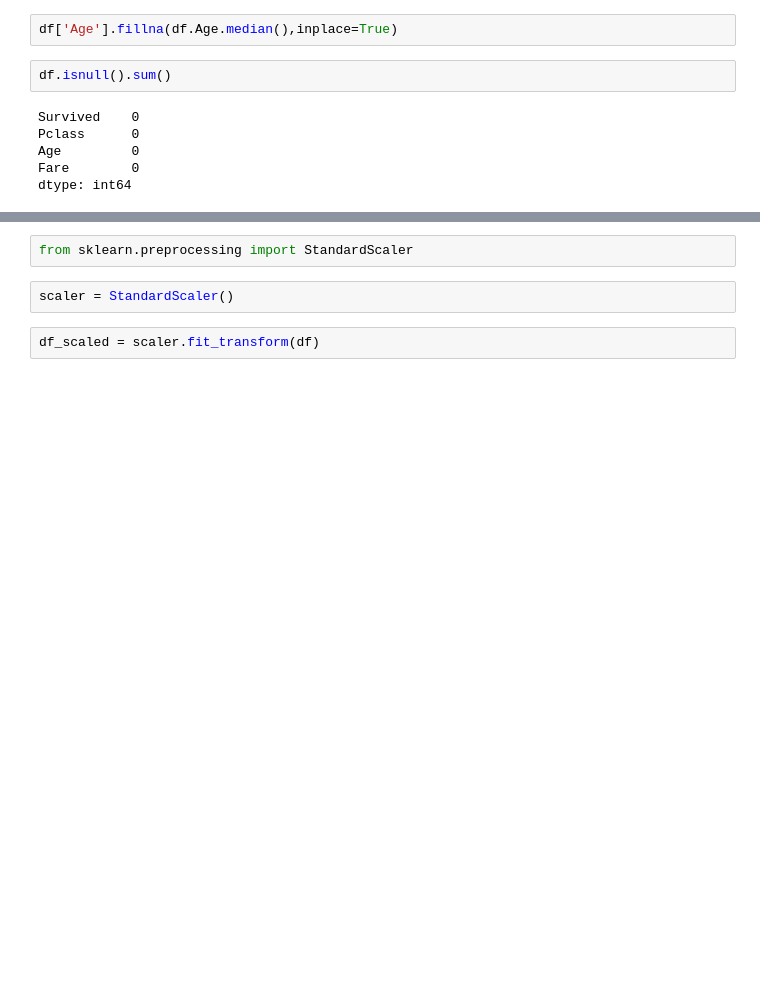
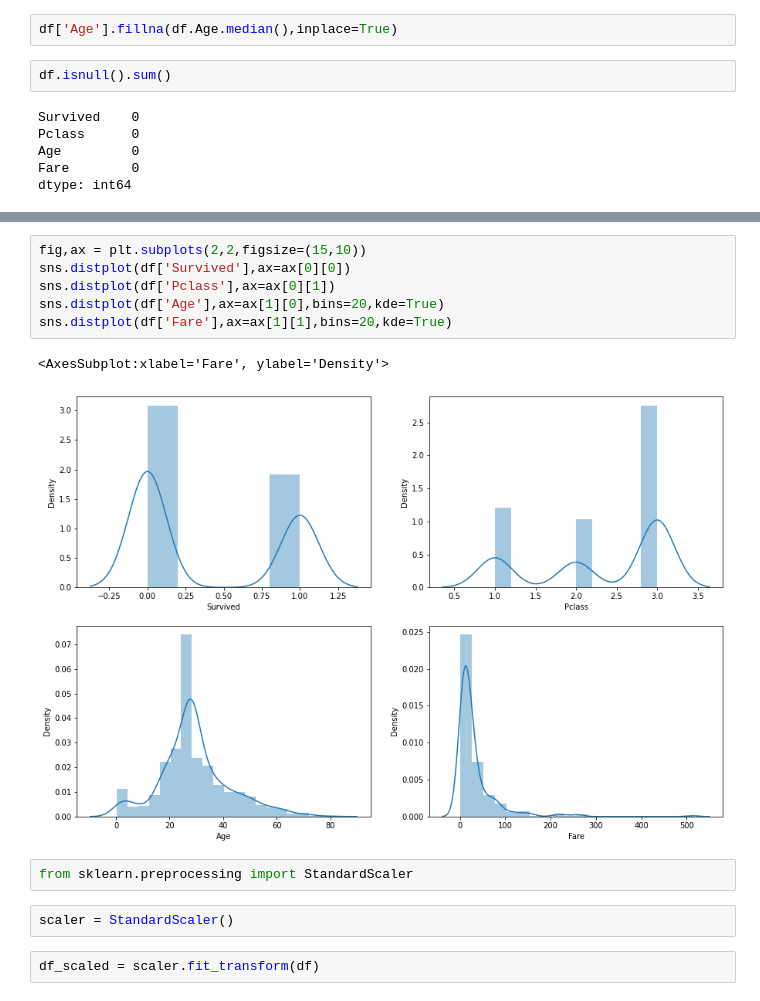
Before and after one commit to babin411/Fusemachine-Internship, a Jupyter notebook: Data Science/Notebooks/Feature Engineering - Normalization and Standardization.ipynb, the cells around one changed output, grey strips where cells are left out. Drawn from its saved outputs; the diff is of its cells as text; blank space fills up the shorter version.

```diff
--- a/Data Science/Notebooks/Feature Engineering - Normalization and Standardization.ipynb
+++ b/Data Science/Notebooks/Feature Engineering - Normalization and Standardization.ipynb
@@ -53,3 +62,12 @@ dtype: int64
+# %%
+fig,ax = plt.subplots(2,2,figsize=(15,10))
+sns.distplot(df['Survived'],ax=ax[0][0])
+sns.distplot(df['Pclass'],ax=ax[0][1])
+sns.distplot(df['Age'],ax=ax[1][0],bins=20,kde=True)
+sns.distplot(df['Fare'],ax=ax[1][1],bins=20,kde=True)
+# %% [output]
+<AxesSubplot:xlabel='Fare', ylabel='Density'>
+[figure, added]
 # %%
 from sklearn.preprocessing import StandardScaler
 # %%
```
Also changed, not shown: parts of 7 cells of this notebook.
